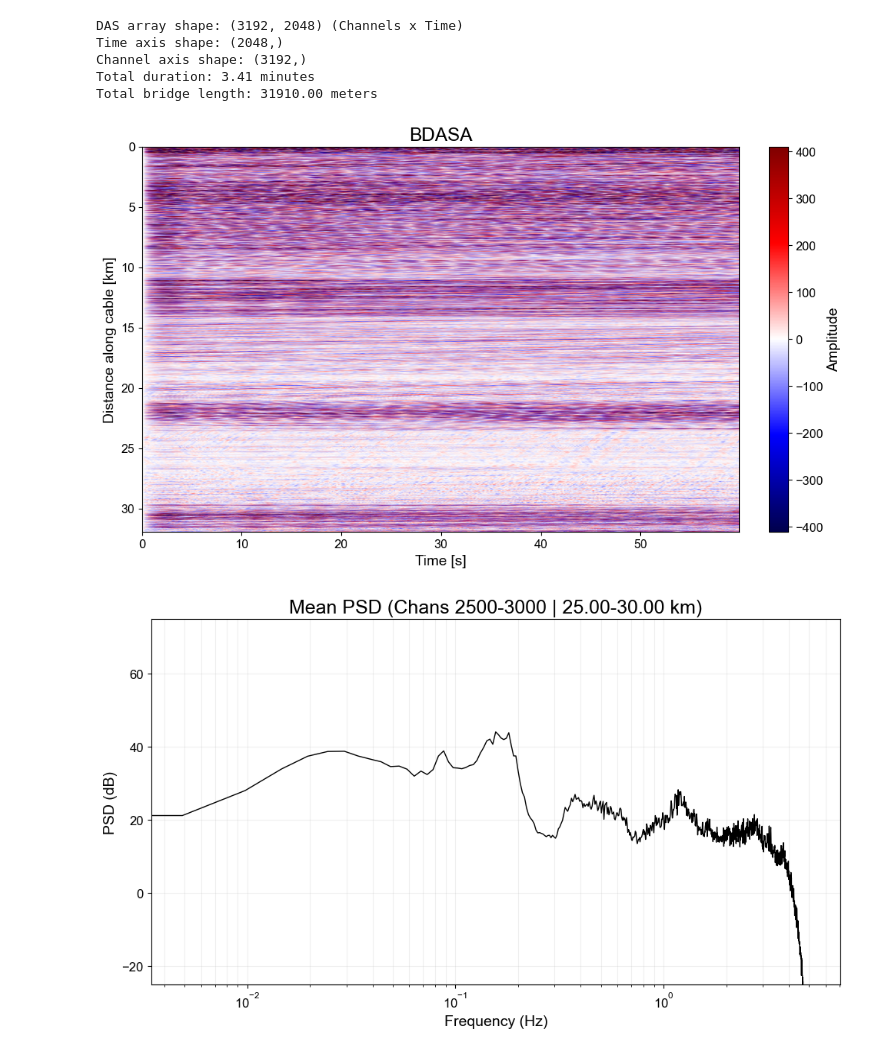
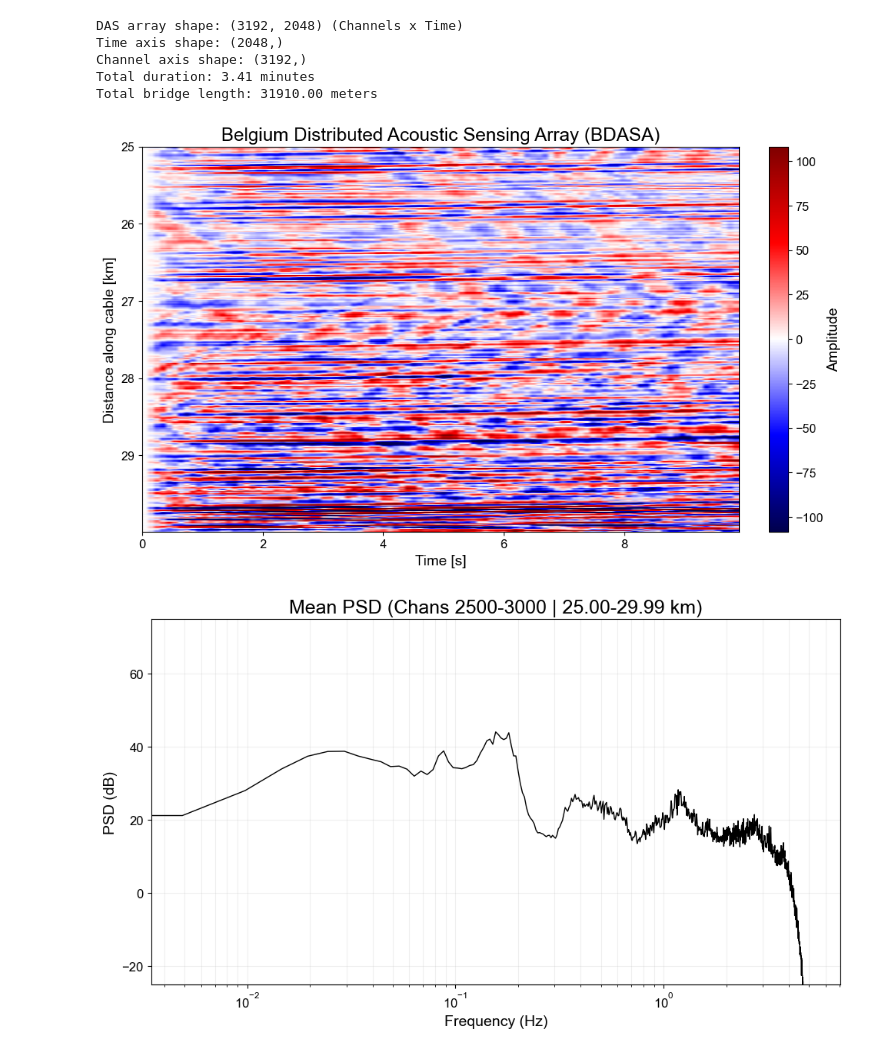
Before and after one commit to Benz-Poobua/das_ani, a Jupyter notebook: notebooks/das_offshore.ipynb, the cells around one changed output. Cells and saved outputs as stored; diff of their text form; code cells hidden in the pictures.

```diff
--- a/notebooks/das_offshore.ipynb
+++ b/notebooks/das_offshore.ipynb
@@ -67,18 +67,18 @@ Total bridge length: 31910.00 meters
 # %%
 plot_das_wavefield(
     das_array,
     fs=fs,
     dx=dx,
     start_sec=0.0,
-    duration_sec=60.0,
-    start_chan=None,
-    end_chan=None,
+    duration_sec=10.0,
+    start_chan=2500,
+    end_chan=3000,
     pclip=98,
-    title="BDASA",
+    title="Belgium Distributed Acoustic Sensing Array (BDASA)",
     figsize=(10, 6)
 )
 # %% [output]
-[figure, old version]
+[figure, new version]
 # %%
 plot_das_psd(
     data=das_array,
```
Also changed, not shown: parts of 3 cells of this notebook, 2 other files.
